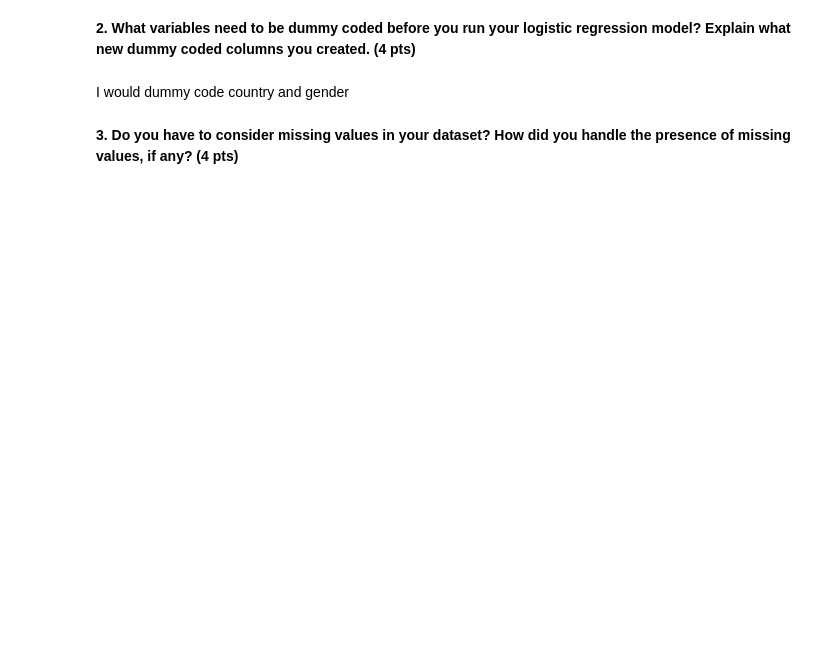
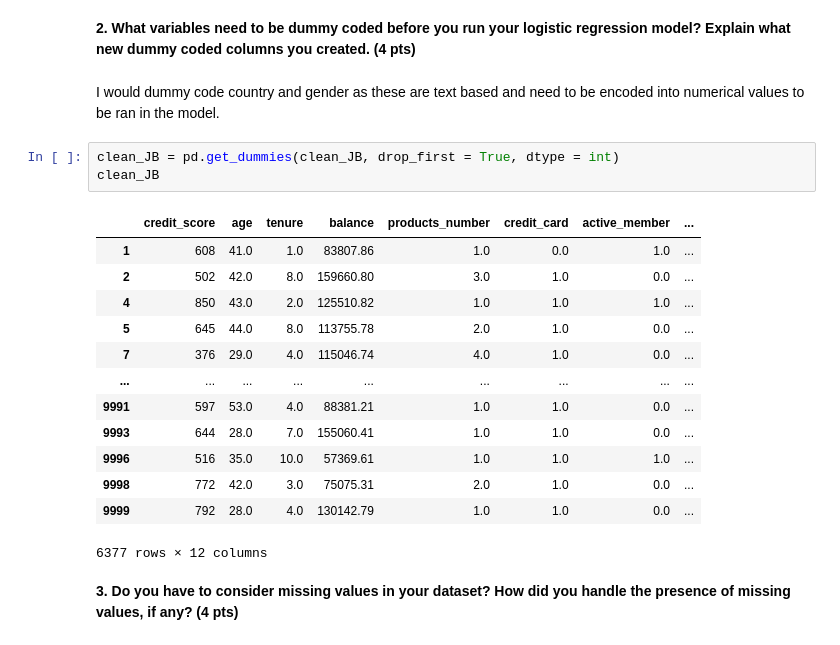
Before and after one commit to EviIius/6211_Advanced_BA, a Jupyter notebook: Assignment2_RandomF_SVM/Random_F-SVM.ipynb, the cells around one changed output. Drawn from its saved outputs; the diff is of its cells as text; blank space fills up the shorter version.

```diff
--- a/Assignment2_RandomF_SVM/Random_F-SVM.ipynb
+++ b/Assignment2_RandomF_SVM/Random_F-SVM.ipynb
@@ -115,6 +110,23 @@ clean_JB
 # %% [markdown]
 **2. What variables need to be dummy coded before you run your logistic regression model? Explain what new dummy coded columns you created. (4 pts)**
-# %% [markdown]
-I would dummy code country and gender
+# %% [markdown]
+I would dummy code country and gender as these are text based and need to be encoded into numerical values to be ran in the model.
+# %%
+clean_JB = pd.get_dummies(clean_JB, drop_first = True, dtype = int)
+clean_JB
+# %% [output]
+|  | credit_score | age | tenure | balance | products_number | credit_card | active_member | ... |
+| 1 | 608 | 41.0 | 1.0 | 83807.86 | 1.0 | 0.0 | 1.0 | ... |
+| 2 | 502 | 42.0 | 8.0 | 159660.80 | 3.0 | 1.0 | 0.0 | ... |
+| 4 | 850 | 43.0 | 2.0 | 125510.82 | 1.0 | 1.0 | 1.0 | ... |
+| 5 | 645 | 44.0 | 8.0 | 113755.78 | 2.0 | 1.0 | 0.0 | ... |
+| 7 | 376 | 29.0 | 4.0 | 115046.74 | 4.0 | 1.0 | 0.0 | ... |
+| ... | ... | ... | ... | ... | ... | ... | ... | ... |
+| 9991 | 597 | 53.0 | 4.0 | 88381.21 | 1.0 | 1.0 | 0.0 | ... |
+| 9993 | 644 | 28.0 | 7.0 | 155060.41 | 1.0 | 1.0 | 0.0 | ... |
+| 9996 | 516 | 35.0 | 10.0 | 57369.61 | 1.0 | 1.0 | 1.0 | ... |
+| 9998 | 772 | 42.0 | 3.0 | 75075.31 | 2.0 | 1.0 | 0.0 | ... |
+| 9999 | 792 | 28.0 | 4.0 | 130142.79 | 1.0 | 1.0 | 0.0 | ... |
+6377 rows × 12 columns
 # %% [markdown]
 **3. Do you have to consider missing values in your dataset? How did you handle the presence of missing values, if any? (4 pts)**
```
Also changed, not shown: parts of 8 cells of this notebook.
